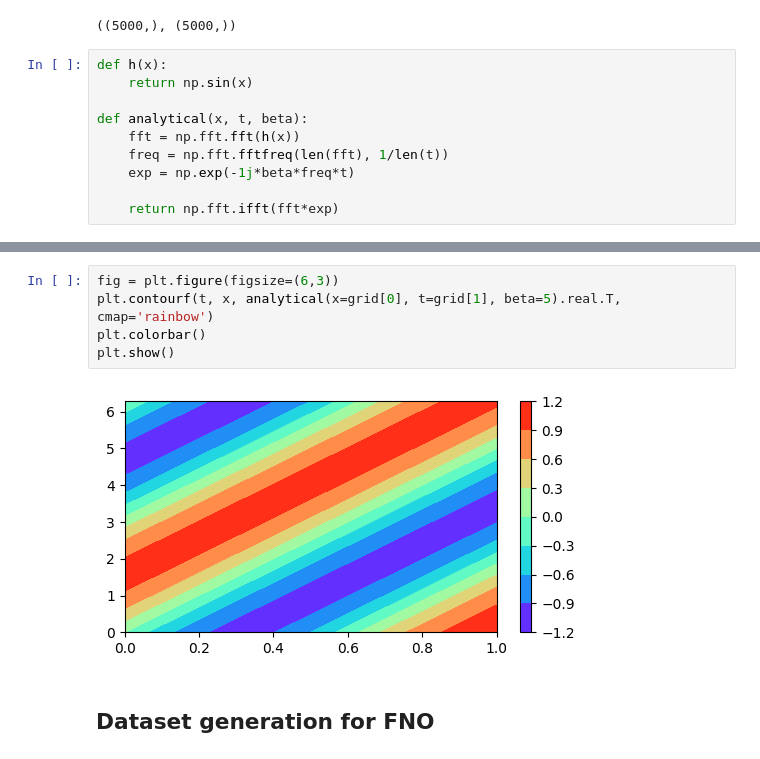
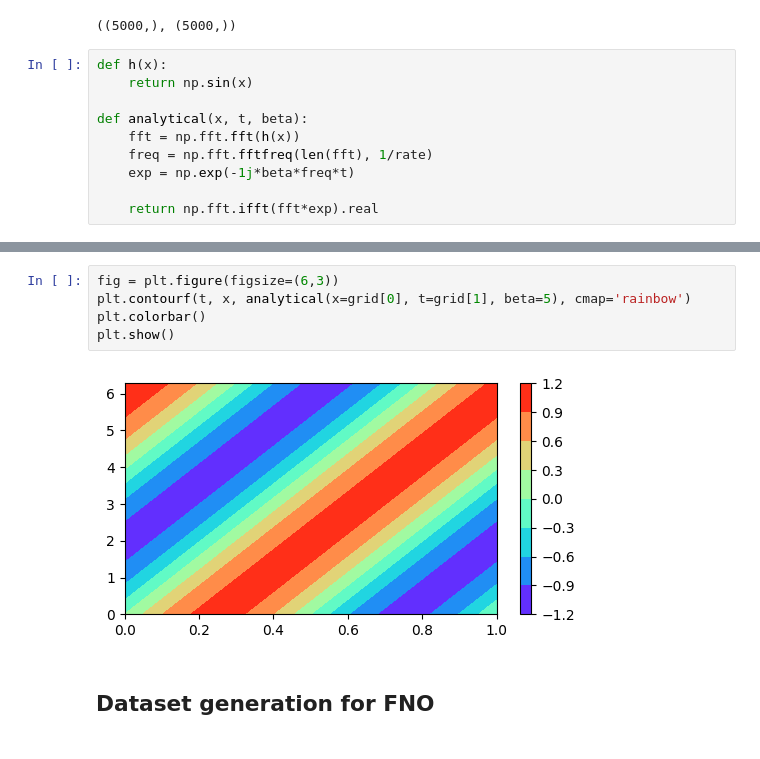
Before and after one commit to danya-pixel/neural-operators, a Jupyter notebook: convection.ipynb, the cells around one changed output, grey strips where cells are left out. Saved outputs shown, nothing was run; the diff lists cells and outputs as text.

```diff
--- a/convection.ipynb
+++ b/convection.ipynb
@@ -23,10 +23,10 @@ def h(x):
 
 def analytical(x, t, beta):
     fft = np.fft.fft(h(x))
-    freq = np.fft.fftfreq(len(fft), 1/len(t))
+    freq = np.fft.fftfreq(len(fft), 1/rate)
     exp = np.exp(-1j*beta*freq*t)
 
-    return np.fft.ifft(fft*exp)
+    return np.fft.ifft(fft*exp).real
 # %%
 grid = np.meshgrid(x, t)
 fig = plt.figure(figsize=(6,3))
@@ -37,10 +37,10 @@ plt.show()
 [figure]
 # %%
 fig = plt.figure(figsize=(6,3))
-plt.contourf(t, x, analytical(x=grid[0], t=grid[1], beta=5).real.T, cmap='rainbow')
+plt.contourf(t, x, analytical(x=grid[0], t=grid[1], beta=5), cmap='rainbow')
 plt.colorbar()
 plt.show()
 # %% [output]
-[figure, old version]
+[figure, new version]
 # %% [markdown]
 ## Dataset generation for FNO
```
Also changed, not shown: parts of 19 cells of this notebook, 2 other files.
